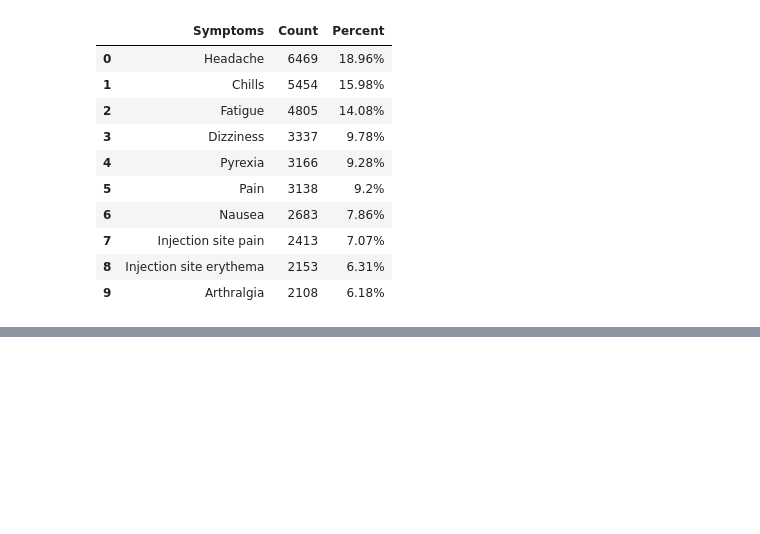
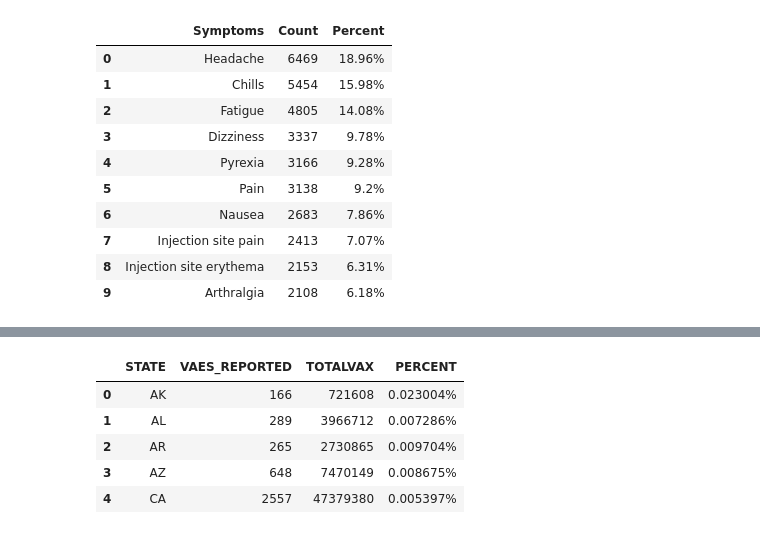
Before and after one commit to verocastillo/vae-watcher, a Jupyter notebook: machine-learning/linear-analysis.ipynb, the cells around one changed output, grey strips where cells are left out. Drawn from its saved outputs; the diff is of its cells as text; code cells hidden in the pictures; blank space fills up the shorter version.

```diff
--- a/machine-learning/linear-analysis.ipynb
+++ b/machine-learning/linear-analysis.ipynb
@@ -296,13 +301,13 @@ syms = sym1 + sym2 + sym3 + sym4 + sym5
 # Get value counts
 unique_ids = []
 for x in syms:
-    if x not in unique_list:
-        unique_list.append(x)
+    if x not in unique_ids:
+        unique_ids.append(x)
 counts = []
-for sym in unique_list:
+for sym in unique_ids:
     a = syms.count(sym)
     counts.append(a)
-sym_df = pd.DataFrame({'Symptoms': unique_list, 'Count': counts})
+sym_df = pd.DataFrame({'Symptoms': unique_ids, 'Count': counts})
 sym_df = sym_df.sort_values(["Count"],ascending=False)
 sym_df = sym_df.drop(1528)
 sym_df = sym_df.reset_index(drop=True)
@@ -348,0 +363,12 @@ top10df
+# %%
+# Get covid data from states
+response = requests.get(f"https://api.covidactnow.org/v2/states.json?apiKey={apikey}")
+r = response.json()
+# %%
+# Get DataFrame
+clean = vae_df[vae_df["VAX_TYPE"]=="COVID19"]
+vacc = pd.DataFrame(clean[["STATE","SYMPTOM_COUNT"]])
+vacc.STATE.dropna()
+vacc = vacc.groupby(["STATE"],as_index=False).count()
+vacc = vacc.drop(0)
+vacc.head()
@@ -348,0 +382,11 @@ top10df
+# %%
+# Get vaccination numbers
+vacc = vacc.drop([4,9,13,15,27,54,60])
+vaxlist = []
+statelist = vacc["STATE"].to_list()
+for i in range(len(r)):
+    stateab = r[i]["state"]
+    vaxlist.append(r[i]["actuals"]["vaccinesAdministered"])
+vacc["TOTALVAX"] = vaxlist
+vacc = vacc.reset_index(drop=True)
+vacc.head()
@@ -348,0 +400,16 @@ top10df
+# %%
+# Get percentages
+pcnts = []
+for index, row in vacc.iterrows():
+    f = (row["SYMPTOM_COUNT"]/row["TOTALVAX"])*100
+    pcnts.append(f"{round(f,6)}%")
+vacc["PERCENT"] = pcnts
+vacc = vacc.rename(columns={"SYMPTOM_COUNT": "VAES_REPORTED"})
+vacc.head()
+# %% [output]
+|  | STATE | VAES_REPORTED | TOTALVAX | PERCENT |
+| 0 | AK | 166 | 721608 | 0.023004% |
+| 1 | AL | 289 | 3966712 | 0.007286% |
+| 2 | AR | 265 | 2730865 | 0.009704% |
+| 3 | AZ | 648 | 7470149 | 0.008675% |
+| 4 | CA | 2557 | 47379380 | 0.005397% |
```
Also changed, not shown: parts of 9 cells of this notebook.
